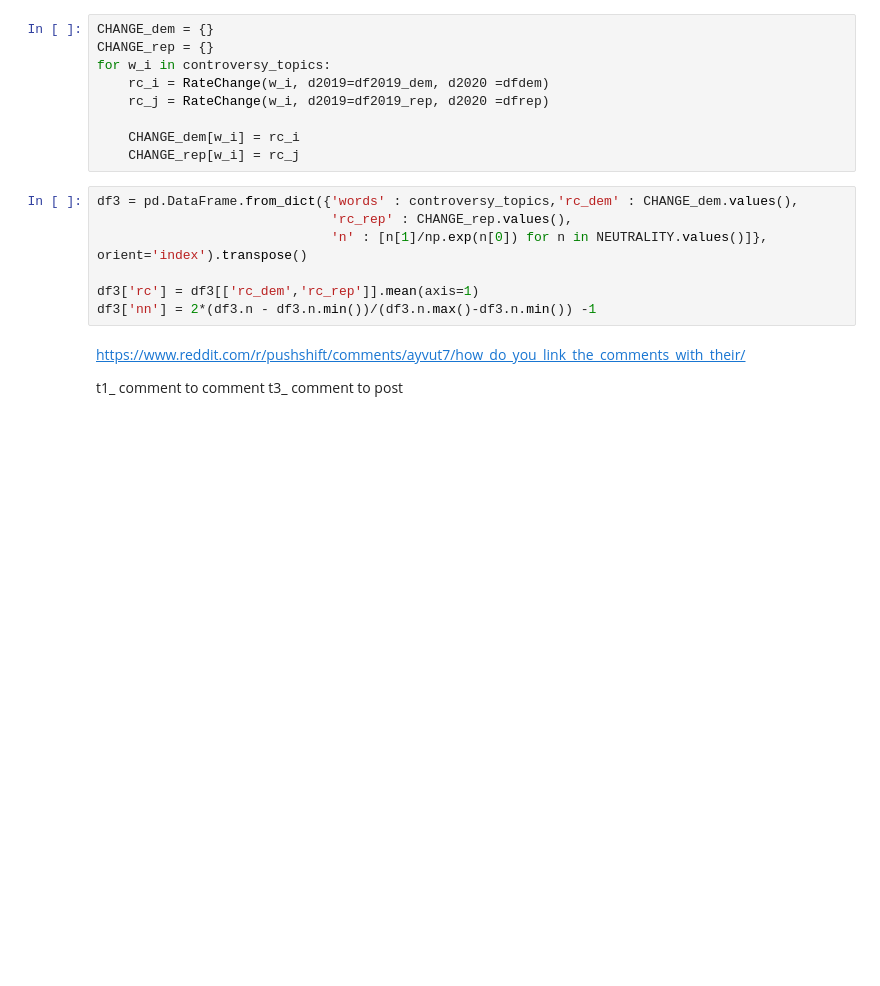
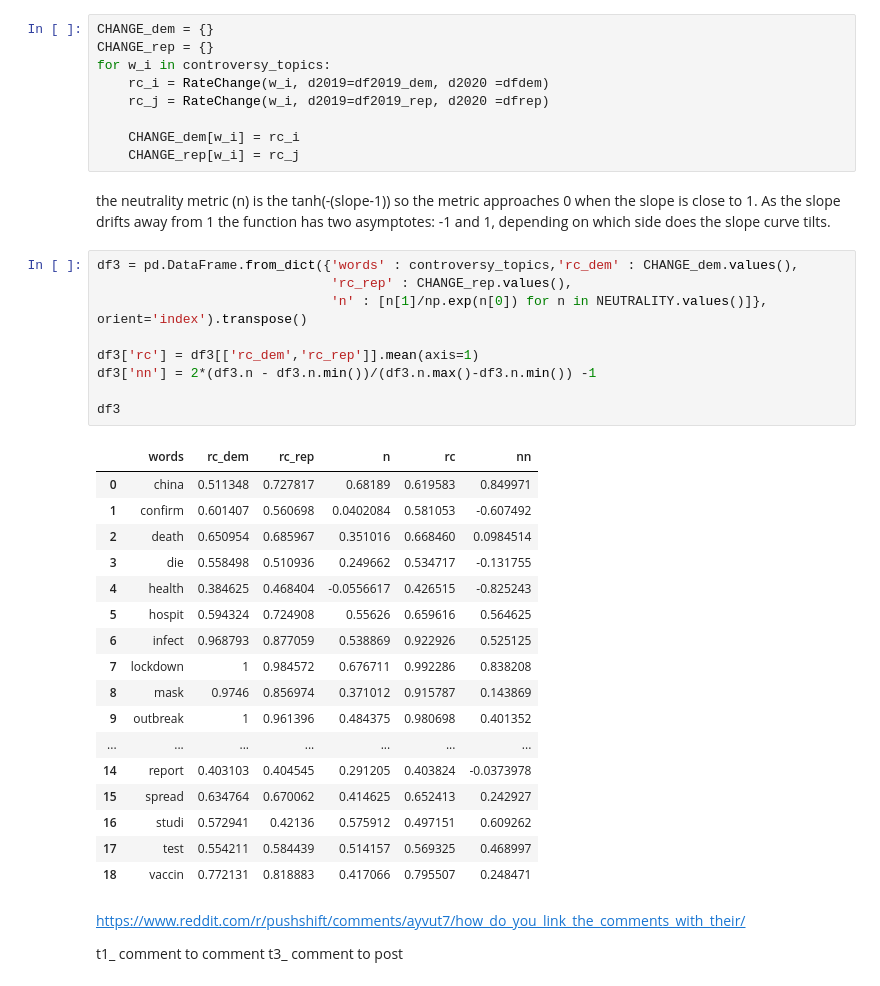
Before and after one commit to jpalm3r/COVIDvsPOLITICS, a Jupyter notebook: Story.ipynb, the cells around one changed output. Saved outputs shown, nothing was run; the diff lists cells and outputs as text; blank space fills up the shorter version.

```diff
--- a/Story.ipynb
+++ b/Story.ipynb
@@ -1013,13 +1013,35 @@ for w_i in controversy_topics:
 
     CHANGE_dem[w_i] = rc_i
     CHANGE_rep[w_i] = rc_j
+# %% [markdown]
+the neutrality metric (n) is the tanh(-(slope-1)) so the metric approaches 0 when the slope is close to 1. As the slope drifts away from 1 the function has two asymptotes: -1 and 1, depending on which side does the slope curve tilts.
 # %%
 df3 = pd.DataFrame.from_dict({'words' : controversy_topics,'rc_dem' : CHANGE_dem.values(),
                               'rc_rep' : CHANGE_rep.values(),
                               'n' : [n[1]/np.exp(n[0]) for n in NEUTRALITY.values()]}, orient='index').transpose()
 
 df3['rc'] = df3[['rc_dem','rc_rep']].mean(axis=1)
 df3['nn'] = 2*(df3.n - df3.n.min())/(df3.n.max()-df3.n.min()) -1
+
+df3
+# %% [output]
+|  | words | rc_dem | rc_rep | n | rc | nn |
+| 0 | china | 0.511348 | 0.727817 | 0.68189 | 0.619583 | 0.849971 |
+| 1 | confirm | 0.601407 | 0.560698 | 0.0402084 | 0.581053 | -0.607492 |
+| 2 | death | 0.650954 | 0.685967 | 0.351016 | 0.668460 | 0.0984514 |
+| 3 | die | 0.558498 | 0.510936 | 0.249662 | 0.534717 | -0.131755 |
+| 4 | health | 0.384625 | 0.468404 | -0.0556617 | 0.426515 | -0.825243 |
+| 5 | hospit | 0.594324 | 0.724908 | 0.55626 | 0.659616 | 0.564625 |
+| 6 | infect | 0.968793 | 0.877059 | 0.538869 | 0.922926 | 0.525125 |
+| 7 | lockdown | 1 | 0.984572 | 0.676711 | 0.992286 | 0.838208 |
+| 8 | mask | 0.9746 | 0.856974 | 0.371012 | 0.915787 | 0.143869 |
+| 9 | outbreak | 1 | 0.961396 | 0.484375 | 0.980698 | 0.401352 |
+| ... | ... | ... | ... | ... | ... | ... |
+| 14 | report | 0.403103 | 0.404545 | 0.291205 | 0.403824 | -0.0373978 |
+| 15 | spread | 0.634764 | 0.670062 | 0.414625 | 0.652413 | 0.242927 |
+| 16 | studi | 0.572941 | 0.42136 | 0.575912 | 0.497151 | 0.609262 |
+| 17 | test | 0.554211 | 0.584439 | 0.514157 | 0.569325 | 0.468997 |
+| 18 | vaccin | 0.772131 | 0.818883 | 0.417066 | 0.795507 | 0.248471 |
 # %% [markdown]
 https://www.reddit.com/r/pushshift/comments/ayvut7/how_do_you_link_the_comments_with_their/
 
```
Also changed, not shown: parts of 1 cell of this notebook.
